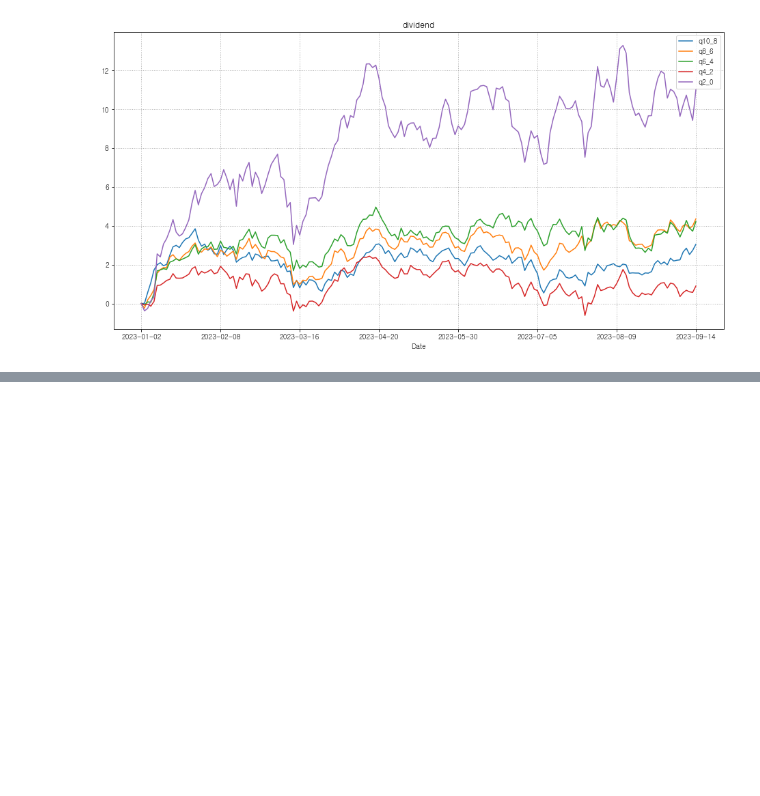
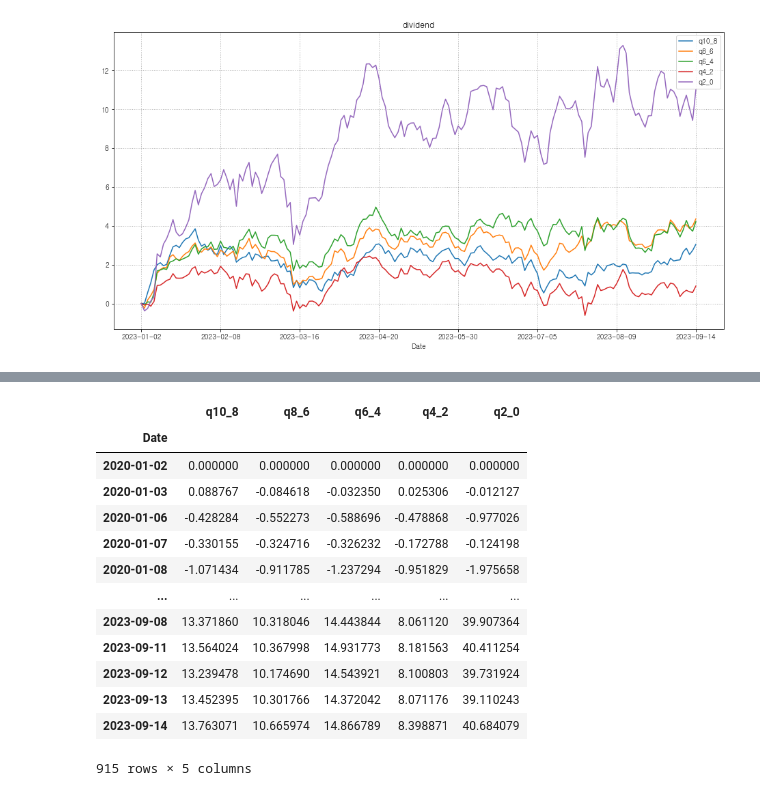
Before and after one commit to dudungE/Factor, a Jupyter notebook: dividend_factor/divFactor_analysis.ipynb, the cells around one changed output, grey strips where cells are left out. Drawn from its saved outputs; the diff is of its cells as text; code cells hidden in the pictures; blank space fills up the shorter version.

```diff
--- a/dividend_factor/divFactor_analysis.ipynb
+++ b/dividend_factor/divFactor_analysis.ipynb
@@ -206,0 +226,18 @@ div_factor(div_2022_code, ret_2023)
+# %%
+ret_all = pd.concat([ret_2020_test, ret_2021_test, ret_2022_test, ret_2023_test]).cumsum()
+ret_all
+# %% [output]
+|  | q10_8 | q8_6 | q6_4 | q4_2 | q2_0 |
+| Date |  |  |  |  |  |
+| 2020-01-02 | 0.000000 | 0.000000 | 0.000000 | 0.000000 | 0.000000 |
+| 2020-01-03 | 0.088767 | -0.084618 | -0.032350 | 0.025306 | -0.012127 |
+| 2020-01-06 | -0.428284 | -0.552273 | -0.588696 | -0.478868 | -0.977026 |
+| 2020-01-07 | -0.330155 | -0.324716 | -0.326232 | -0.172788 | -0.124198 |
+| 2020-01-08 | -1.071434 | -0.911785 | -1.237294 | -0.951829 | -1.975658 |
+| ... | ... | ... | ... | ... | ... |
+| 2023-09-08 | 13.371860 | 10.318046 | 14.443844 | 8.061120 | 39.907364 |
+| 2023-09-11 | 13.564024 | 10.367998 | 14.931773 | 8.181563 | 40.411254 |
+| 2023-09-12 | 13.239478 | 10.174690 | 14.543921 | 8.100803 | 39.731924 |
+| 2023-09-13 | 13.452395 | 10.301766 | 14.372042 | 8.071176 | 39.110243 |
+| 2023-09-14 | 13.763071 | 10.665974 | 14.866789 | 8.398871 | 40.684079 |
+915 rows × 5 columns
```
Also changed, not shown: parts of 15 cells of this notebook, 2 other files.
